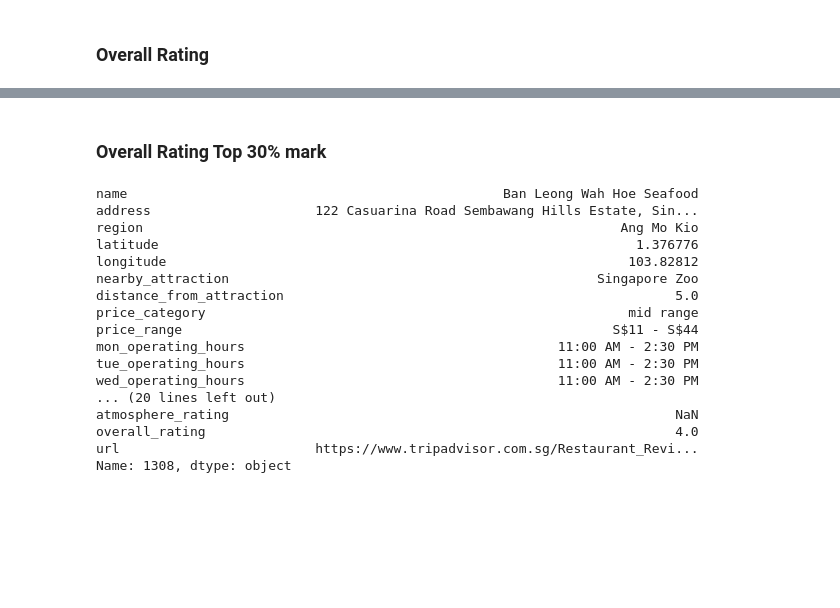
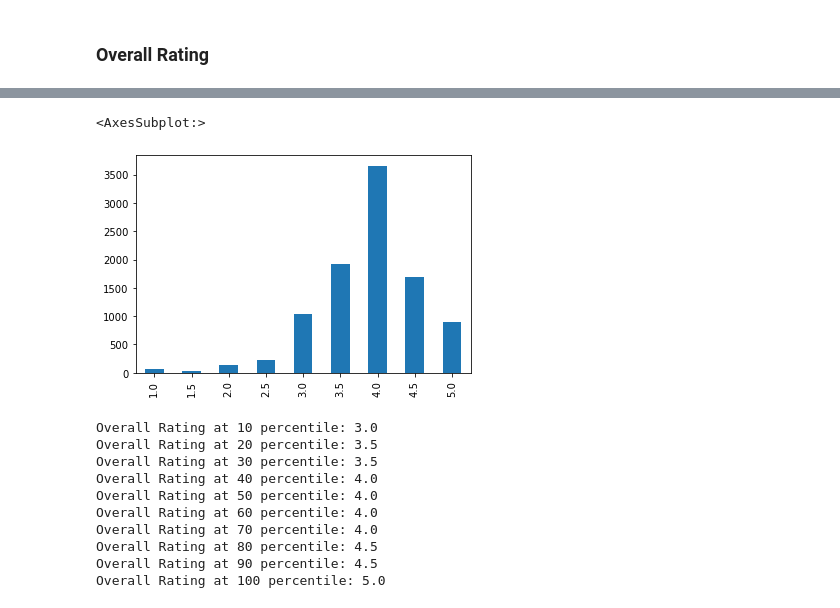
Before and after one commit to chinhockyang/restaurant_ratings_analysis, a Jupyter notebook: Dylan_EDA.ipynb, the cells around one changed output, grey strips where cells are left out. Drawn from its saved outputs; the diff is of its cells as text; code cells hidden in the pictures; blank space fills up the shorter version.

```diff
--- a/Dylan_EDA.ipynb
+++ b/Dylan_EDA.ipynb
@@ -208,22 +183,23 @@ plt.show()
-# %% [markdown]
-### Overall Rating Top 30% mark
-# %%
-overall_rating_df.sort_values(by = 'overall_rating').iloc[7813]
-# %% [output]
-name                                                Ban Leong Wah Hoe Seafood
-address                     122 Casuarina Road Sembawang Hills Estate, Sin...
-region                                                             Ang Mo Kio
-latitude                                                             1.376776
-longitude                                                           103.82812
-nearby_attraction                                               Singapore Zoo
-distance_from_attraction                                                  5.0
-price_category                                                      mid range
-price_range                                                       S$11 - S$44
-mon_operating_hours                                        11:00 AM - 2:30 PM
-tue_operating_hours                                        11:00 AM - 2:30 PM
-wed_operating_hours                                        11:00 AM - 2:30 PM
-... (20 lines left out)
-atmosphere_rating                                                         NaN
-overall_rating                                                            4.0
-url                         https://www.tripadvisor.com.sg/Restaurant_Revi...
-Name: 1308, dtype: object
+# %%
+overall_rating_df = restaurant_df.copy()
+
+# plotting only overall_ratings that are not -1
+overall_rating_df[overall_rating_df['overall_rating'] != -1]['overall_rating'].value_counts().sort_index().plot.bar()
+# %% [output]
+<AxesSubplot:>
+[figure, added]
+# %%
+# Overall rating in percentile order
+for i in np.arange(0.1, 1.1, 0.1):
+    print(f'Overall Rating at {round(int(i*100), 2)} percentile: ' + str(round(overall_rating_df[overall_rating_df['overall_rating'] != -1]['overall_rating'].quantile(i), 2)))
+# %% [output]
+Overall Rating at 10 percentile: 3.0
+Overall Rating at 20 percentile: 3.5
+Overall Rating at 30 percentile: 3.5
+Overall Rating at 40 percentile: 4.0
+Overall Rating at 50 percentile: 4.0
+Overall Rating at 60 percentile: 4.0
+Overall Rating at 70 percentile: 4.0
+Overall Rating at 80 percentile: 4.5
+Overall Rating at 90 percentile: 4.5
+Overall Rating at 100 percentile: 5.0
```
Also changed, not shown: parts of 13 cells of this notebook.
